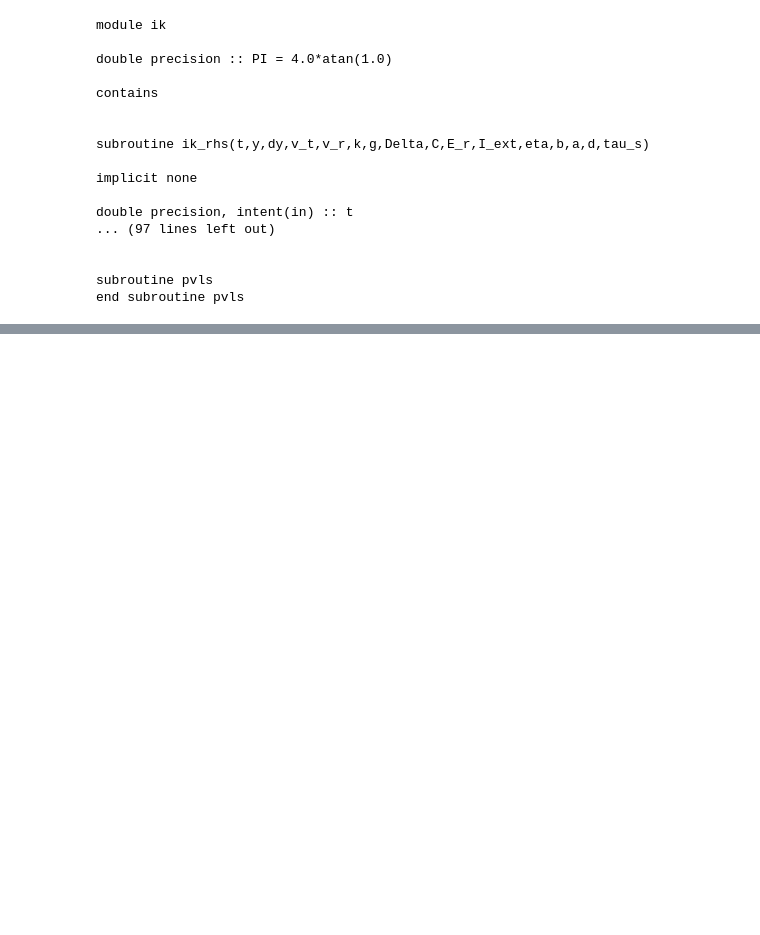
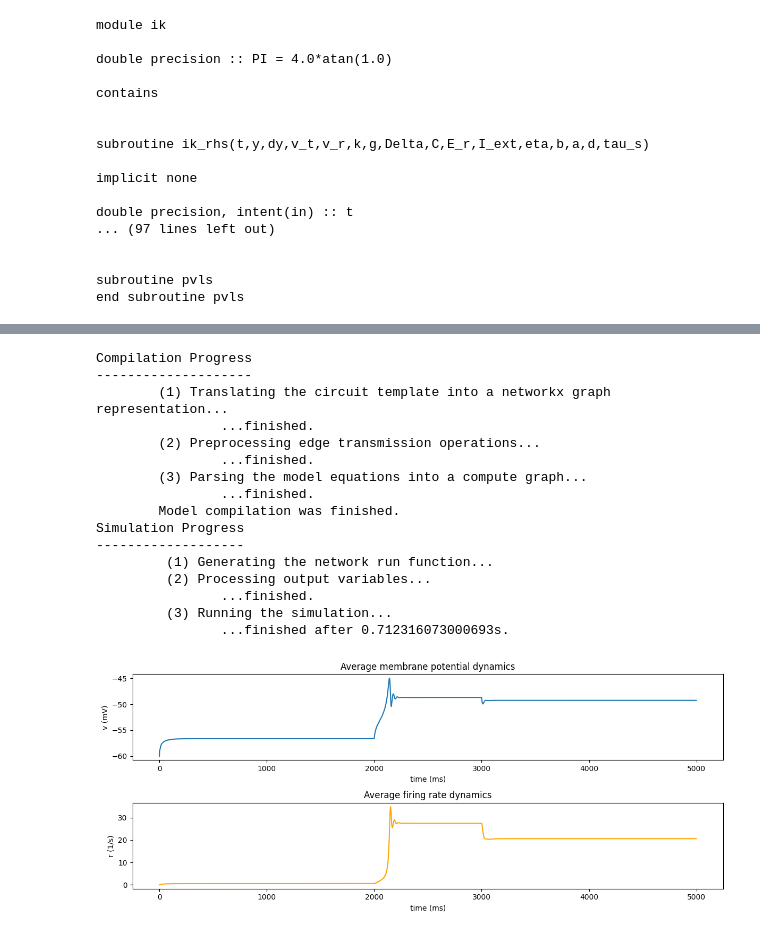
Before and after one commit to pyrates-neuroscience/use_examples, a Jupyter notebook: QIF_bifurcations.ipynb, the cells around one changed output, grey strips where cells are left out. Cells and saved outputs as stored; diff of their text form; code cells hidden in the pictures; blank space fills up the shorter version.

```diff
--- a/QIF_bifurcations.ipynb
+++ b/QIF_bifurcations.ipynb
@@ -238,0 +254,54 @@ AUTORuntimeError: Error running AUTO
+# %%
+# define simulation parameters (time unit: ms)
+T = 5000.0
+dt = 1e-2
+sr = 100
+
+# define extrinsic input
+start = int(2000.0/dt)
+dur = int(1000.0/dt)
+steps = int(T/dt)
+inp = np.zeros((steps,))
+inp[start:start+dur] = 20.0
+
+# update model parameters and initial state
+variables = {"eta": 30.0, "r": 0.0, "v": -60.0, "u": 0.0, "s": 0.0}
+ik_mf.update_var(node_vars={f"p/ik_theta_op/{key}": val for key, val in variables.items()})
+
+# perform mean-field simulation
+res = ik_mf.run(simulation_time=T, step_size=dt, sampling_step_size=int(dt*sr),
+                outputs={"v": "p/ik_theta_op/v", "r": "p/ik_theta_op/r"},
+                inputs={"p/ik_theta_op/I_ext": inp},
+                in_place=False, solver="scipy", atol=1e-7, rtol=1e-7)
+
+# plot results
+_, axes = plt.subplots(nrows=2, figsize=(12, 5))
+ax = axes[0]
+ax.plot(res["v"])
+ax.set_xlabel("time (ms)")
+ax.set_ylabel("v (mV)")
+ax.set_title("Average membrane potential dynamics")
+ax = axes[1]
+ax.plot(res["r"]*1e3, color="orange")
+ax.set_xlabel("time (ms)")
+ax.set_ylabel("r (1/s)")
+ax.set_title("Average firing rate dynamics")
+plt.tight_layout()
+# %% [output]
+Compilation Progress
+--------------------
+        (1) Translating the circuit template into a networkx graph representation...
+                ...finished.
+        (2) Preprocessing edge transmission operations...
+                ...finished.
+        (3) Parsing the model equations into a compute graph...
+                ...finished.
+        Model compilation was finished.
+Simulation Progress
+-------------------
+         (1) Generating the network run function...
+         (2) Processing output variables...
+                ...finished.
+         (3) Running the simulation...
+                ...finished after 0.712316073000693s.
+[figure, added]
```
Also changed, not shown: parts of 15 cells of this notebook, 1 other file.
